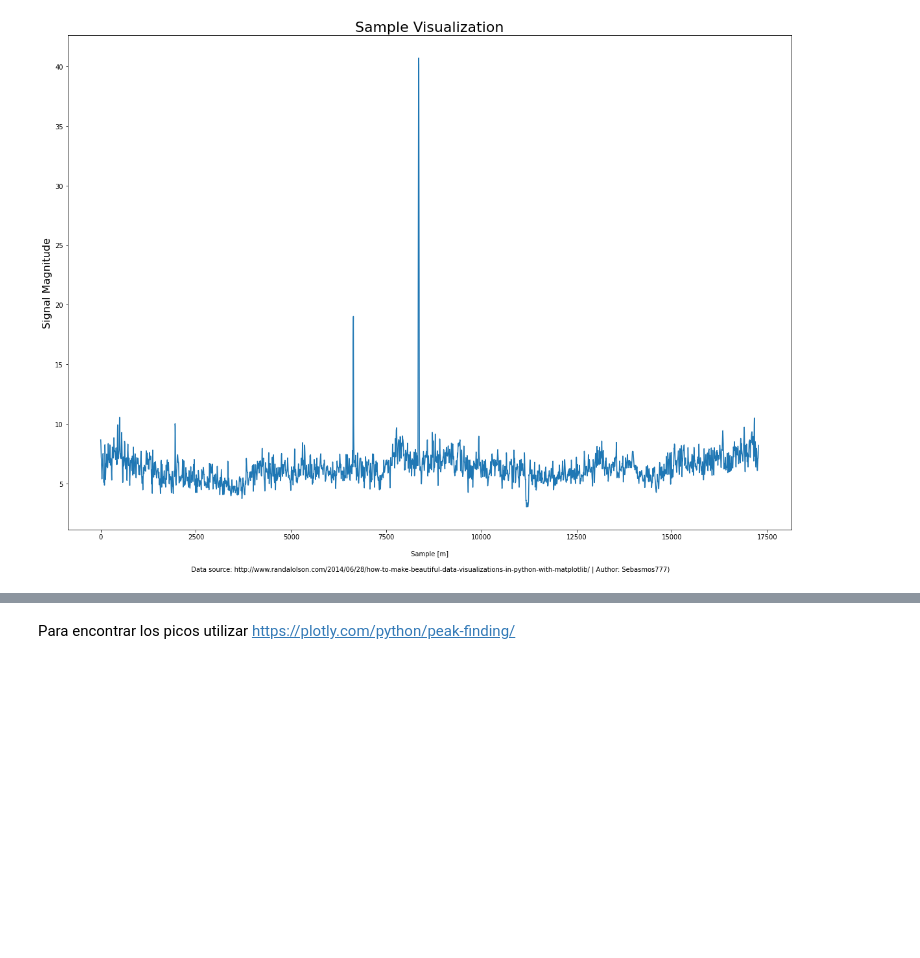
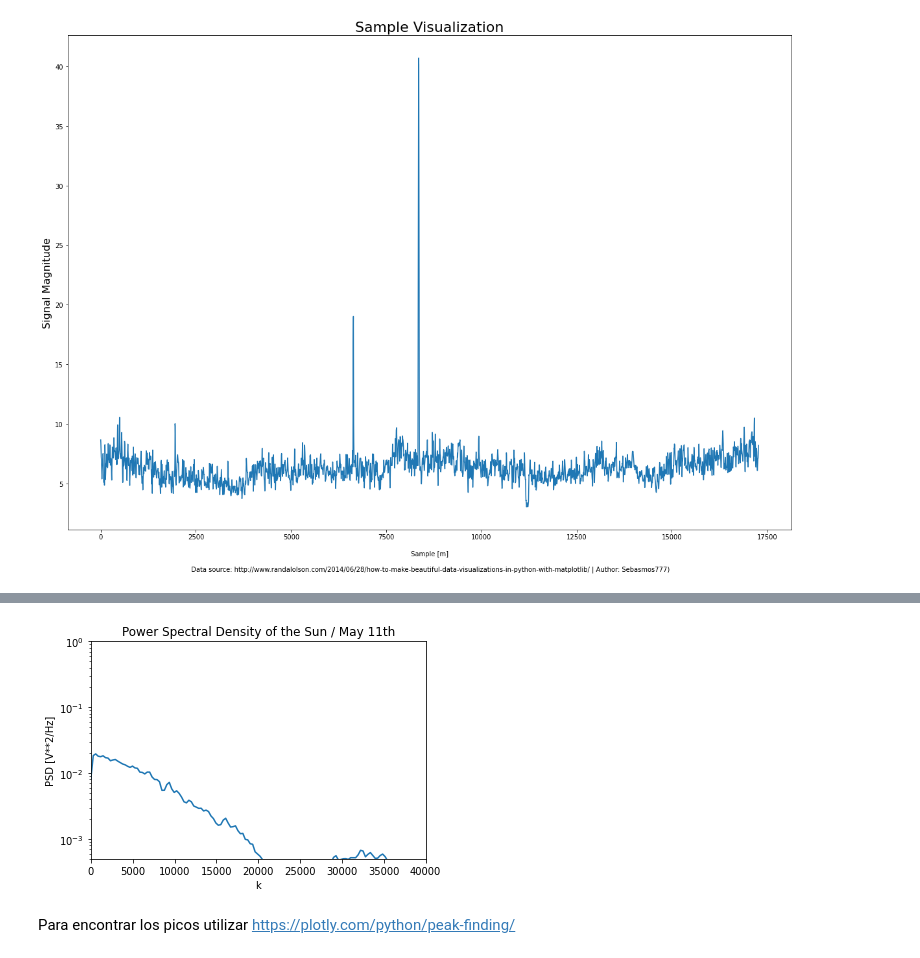
Before and after one commit to sebasmos/SolarFlares-Standford, a Jupyter notebook: SunAnalysis_TensorFlow_pynb.ipynb, the cells around one changed output, grey strips where cells are left out. Cells and saved outputs as stored; diff of their text form; code cells hidden in the pictures; blank space fills up the shorter version.

```diff
--- a/SunAnalysis_TensorFlow_pynb.ipynb
+++ b/SunAnalysis_TensorFlow_pynb.ipynb
@@ -128,3 +127,15 @@ plt.show()
+# %%
+fs=1
+f, Pxx_den = signal.welch(Signal, 300000/fs, nperseg=1024)
+plt.semilogy(f, np.sqrt(Pxx_den))
+plt.ylim([0.5e-3, 1])
+plt.xlim([0, 40000])
+plt.xlabel('k')
+plt.ylabel('PSD [V**2/Hz]')
+plt.title('Power Spectral Density of the Sun / May 11th')
+plt.show()
+# %% [output]
+[figure, added]
 # %% [markdown]
 Para encontrar los picos utilizar https://plotly.com/python/peak-finding/
 # %%
```
Also changed, not shown: parts of 12 cells of this notebook.
